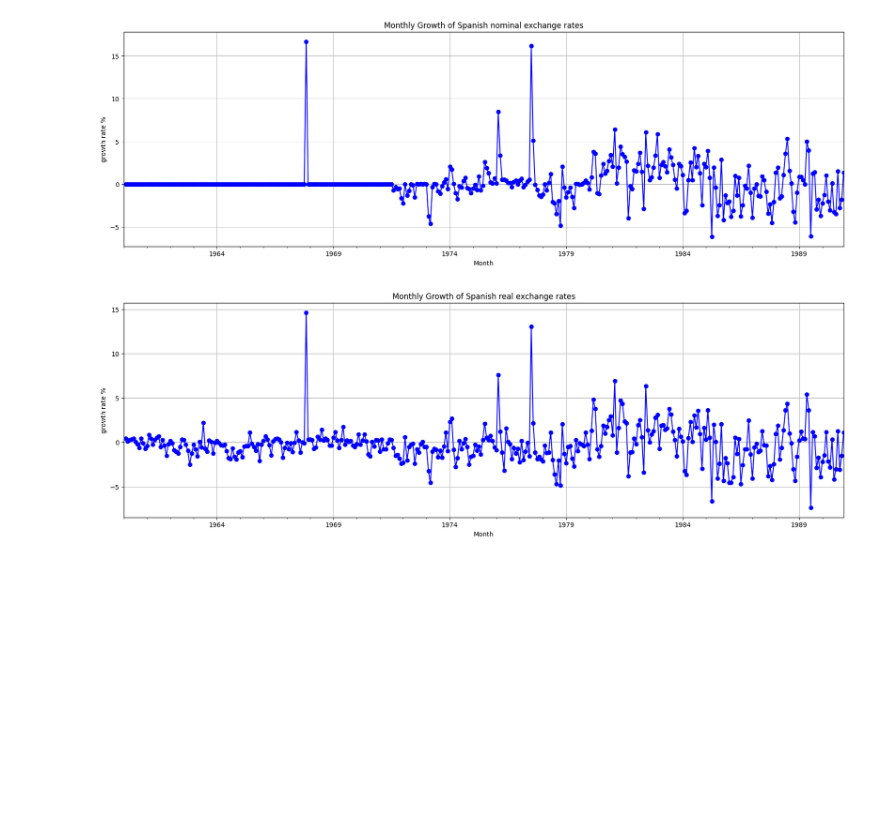
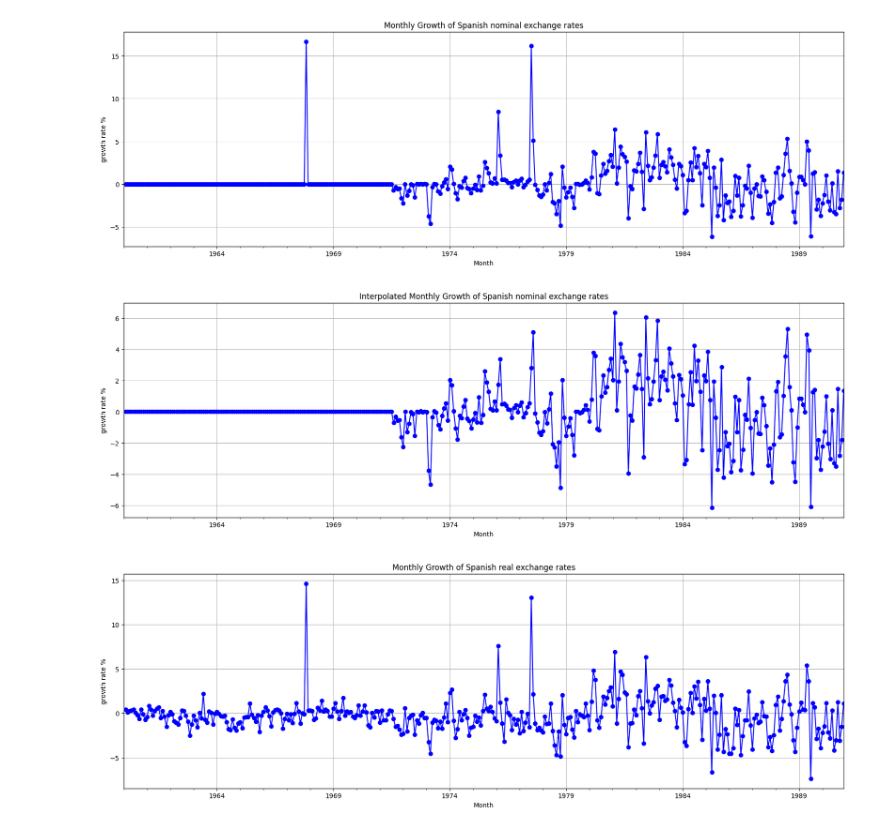
Before and after one commit to Josh-Yg/Macro-Pythonwork, a Jupyter notebook: Data Cleaning.ipynb, the cells around one changed output. Saved outputs shown, nothing was run; the diff lists cells and outputs as text; code cells hidden in the pictures; blank space fills up the shorter version.

```diff
--- a/Data Cleaning.ipynb
+++ b/Data Cleaning.ipynb
@@ -114,6 +295,18 @@ plt.grid(True)
 plt.show()
 # %% [output]
 [figure]
+# %%
+# The month that we decided that Spain most likely left Bretton Woods was August 1971
+# Plot monthly time series monthly growth of Spanish nominal exchange rates vs US $
+plt.figure(figsize=(20, 6))
+interpolated_Monthly_growth_in_Nominal_Exchange_Rate.plot(kind='line', marker='o', color='blue', linestyle='-')
+plt.title('Interpolated Monthly Growth of Spanish nominal exchange rates')
+plt.xlabel('Month')
+plt.ylabel('growth rate %')
+plt.grid(True)
+plt.show()
+# %% [output]
+[figure, added]
 # %%
 # Plot monthly time series of monthly growth of Spanish real exchange rates vs US $
 plt.figure(figsize=(20, 6))
```
Also changed, not shown: parts of 28 cells of this notebook.
